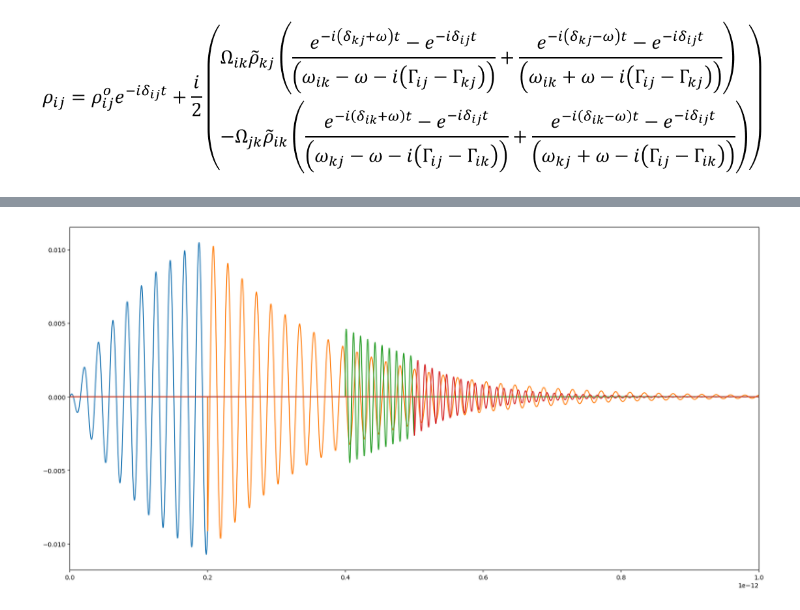
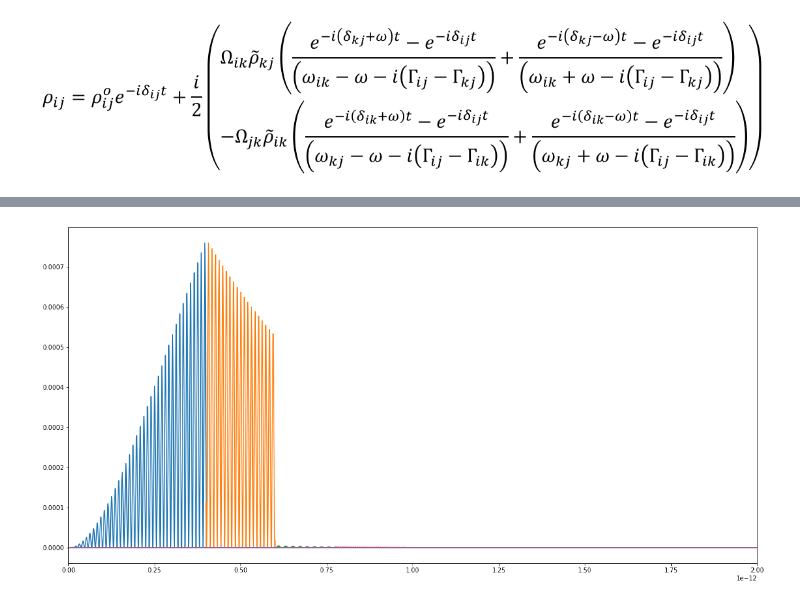
Before and after one commit to wright-group/WrightSim, a Jupyter notebook: transients/Transient Modeling.ipynb, the cells around one changed output, grey strips where cells are left out. Drawn from its saved outputs; the diff is of its cells as text; code cells hidden in the pictures.

```diff
--- a/transients/Transient Modeling.ipynb
+++ b/transients/Transient Modeling.ipynb
@@ -77,53 +78,82 @@ def bra_emis(rabi_jk,
 plt.rcParams["figure.figsize"] = (20,10)
 
 # Test script
-
 omega1_trans = 1600*c*100*2*np.pi
-omega2_trans = 3200*c*100*2*np.pi
-omega_l = 1600*c*100*2*np.pi
-gamma_gaval = 30.846*c*2*np.pi*100
-gamma_baval = 30.846*c*2*np.pi*100*2
+omega2_trans = 3000*c*100*2*np.pi
+omega3_trans = 9800*c*100*2*np.pi
+omega_l1 = 1600*c*100*2*np.pi
+omega_l2 = 3000*c*100*2*np.pi
+omega_l3 = 9670*c*100*2*np.pi
+gamma_gaval = 5*c*2*np.pi*100
+gamma_baval = 8*c*2*np.pi*100
+gamma_eaval = 10*c*2*np.pi*100*2
 
 Rabi1 = 2.045e11
-Rabi2 = 5.045e11
+Rabi2 = 5.817e10
+Rabi3 = 9.933e12
 
-t = np.linspace(0, 1000e-15, 10001) #always needs extra one for pulse_ends to work!
+d1 = 200e-15
+d2 = 200e-15
 
-t0, t1, t2, t3, t4, t5 = 0, 200e-15, 400e-15, 500e-15, 700e-15, 900e-15
+pw1 = 400e-15
+pw2 = 180e-15
+pw3 = 600e-15
 
-pulse_ends = [ind-1 for ind, time in enumerate(t) if time in [t1, t3]]
-print(pulse_ends)
+t0 = 0
+t1 = round(t0+pw1,18)
+t2 = t1+d1
+t3 = round(t2+pw2,18)
+t4 = t3+d2
+t5 = t4+pw3
+tmax = 2e-12
+
+t = np.linspace(t0, tmax, int((tmax-t0)*1e18)+1) #always needs extra one for pulse_ends to work!
+
+pulse_ends = [int(i) for i in np.array([t1, t3])*1e18-1]
 pulse1 = pulse(t0, t1, t)
 pulse2 = pulse(t2, t3, t)
 pulse3 = pulse(t4, t5, t)
 
+time1 = time.time()
+
 a = bra_abs(Rabi1,
-            #1,
             delta_ij(0, 1/1e-12),
             delta_ij(omega1_trans, gamma_gaval),
-            omega_l,
+            omega_l1,
             omega1_trans,
             gamma_gaval,
             1/1e-12,
             t-t0)*pulse1 #trans1, driven, 0 to t1
 b = fid(a[pulse_ends[0]], delta_ij(omega1_trans, gamma_gaval), t-t1)*hs(t-t1)
 c = ket_abs(Rabi2,
-            #fid,
             delta_ij(omega1_trans, gamma_gaval),
             delta_ij(omega2_trans, gamma_baval),
-            omega_l,
-            omega1_trans,
+            omega_l2,
+            omega2_trans,
+            gamma_baval,
             gamma_gaval,
-            1/1e-12,
-            t)*pulse2
-d = fid(np.real(c[pulse_ends[1]]), delta_ij(omega2_trans, gamma_baval), t-t3)*hs(t-t3)
+            t-t2)*pulse2*b
+d = fid(c[pulse_ends[1]], delta_ij(omega2_trans, gamma_baval), t-t3)*hs(t-t3)
+e = ket_abs(Rabi3,
+            delta_ij(omega2_trans, gamma_baval),
+            delta_ij(omega3_trans, gamma_eaval),
+            omega_l3,
+            omega3_trans,
+            gamma_eaval,
+            gamma_baval,
+            t-t4)*pulse3*d
 
-plt.plot(t, np.real(a))
-plt.plot(t, np.real(b))
-plt.plot(t, np.real(c))
-plt.plot(t, np.real(d))
-#plt.plot(t, pulse1*0.010, color='k')
+time2 = time.time()
+print(f'calc. time was {round(time2-time1,2)}s.')
 
+plt.plot(t, np.real(a)**2)
+plt.plot(t, np.real(b)**2*pulse(t1,t2,t))
+plt.plot(t, np.real(c)**2)
+plt.plot(t, np.real(d)**2*pulse(t3,t4,t))
+plt.plot(t, np.real(e)**2)
+#plt.plot(t, (pulse1+pulse2+pulse3)*max(np.real(a)**2+np.real(c)**2+np.real(e)**2), color='k')
 
-plt.xlim(0e-15, 1000e-15)
+print(f'The intensity is {np.sum(np.real(e*np.conjugate(e)))}')
+
+plt.xlim(t0, tmax)
 # %% [output]
@@ -132 +163 @@ plt.xlim(0e-15, 1000e-15)
-[figure, old version]
+[figure, new version]
```
Also changed, not shown: parts of 2 cells of this notebook.
